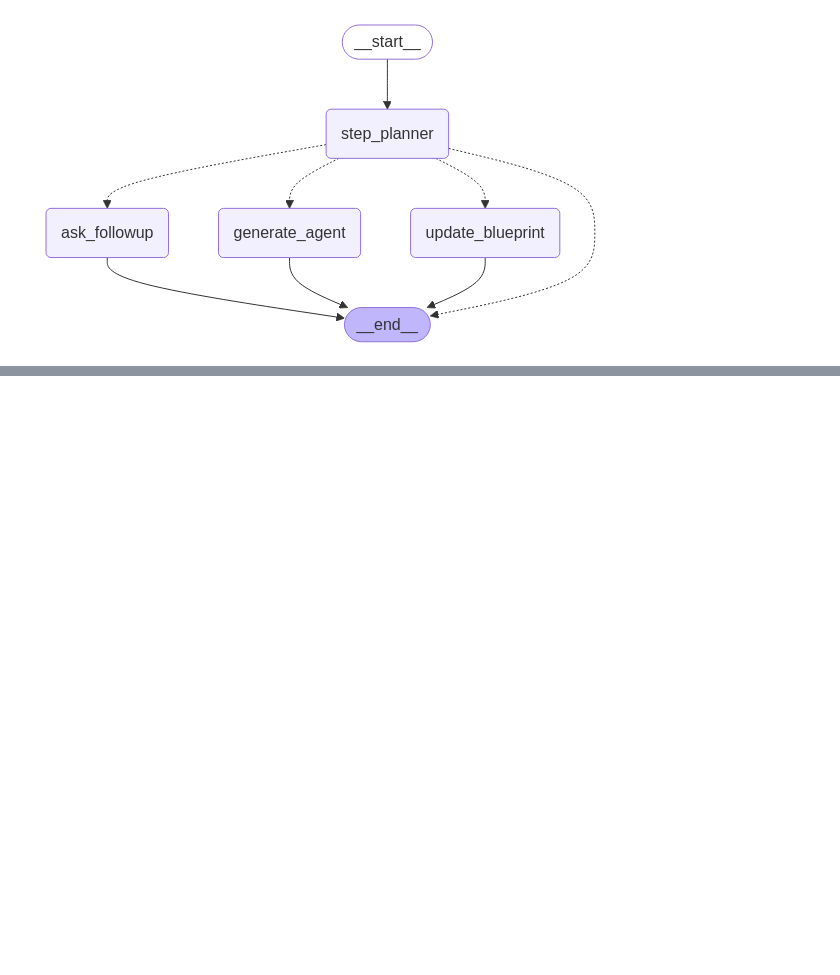
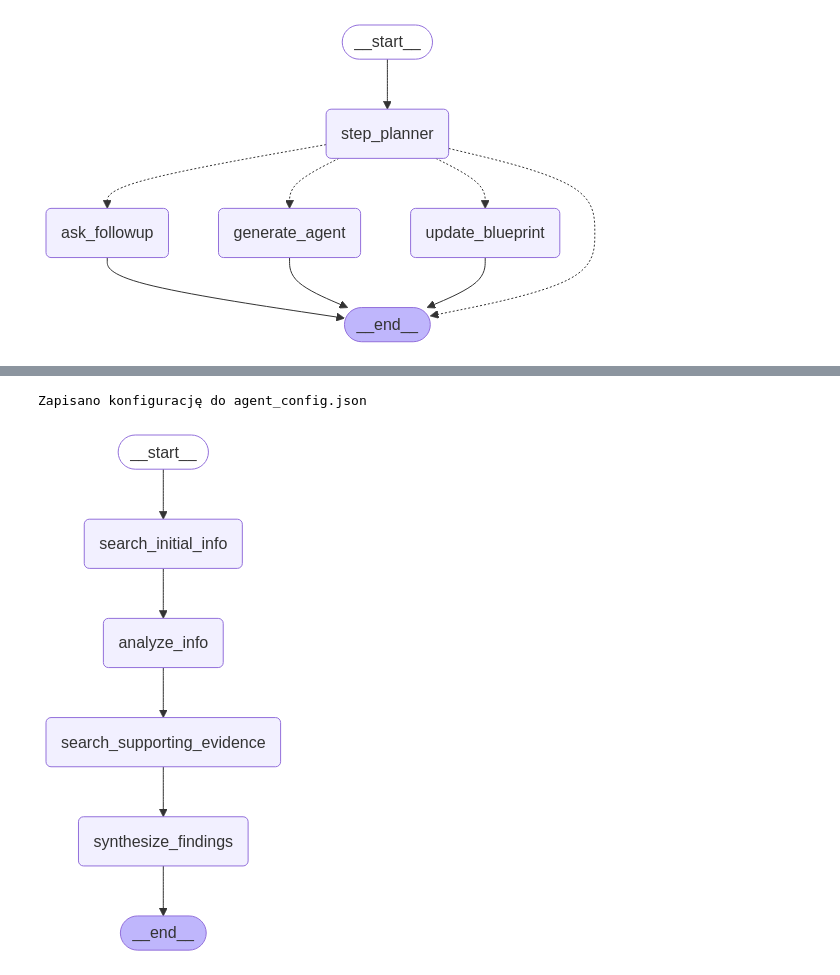
Before and after one commit to kurkowski93/ai-agent-forge, a Jupyter notebook: test_agent.ipynb, the cells around one changed output, grey strips where cells are left out. Cells and saved outputs as stored; diff of their text form; code cells hidden in the pictures; blank space fills up the shorter version.

```diff
--- a/test_agent.ipynb
+++ b/test_agent.ipynb
@@ -23,20 +10,20 @@ print(result['messages'][-1].content)
 # %%
 
 
-from agents_forge.core_agent.agent import generate_agent
+from agents_forge.core_agent.agent import generate_core_agent
 
-agent = await generate_agent()
+agent = await generate_core_agent()
 
 display(Image(agent.get_graph().draw_mermaid_png()))
+config = {"configurable": {"thread_id": "10"}}
 # %% [output]
 [figure]
 # %%
-config = {"configurable": {"thread_id": "1"}}
 
 res = await agent.ainvoke(
     {
         "messages":
-            [HumanMessage(content="czesc, zbuduj agenta ktory bedzie robic research na temat AI na zadanych stronach www")]},
+            [HumanMessage(content="czesc, zbuduj agenta ktory bedzie robic research na temat AI na zadanych stronach www dla tech leada. chce konkretne wskazowki zeby sie cialge rozwijac. interesuje mnie glownie praktyczna wiedza i wskazowki przy implementacji. zaproponuj agenta. o nic nie dopytuj")]},
     config
     )
 # %%
@@ -61,0 +85,50 @@ agent.get_state(config).values["agent_config"]
+# %%
+import json
+from pathlib import Path
+
+# Pobierz stan agenta
+state_snapshot = agent.get_state(config)
+
+# Pobierz obiekt agent_config
+agent_config = state_snapshot.values.get('agent_config')
+
+# Ścieżka do pliku
+output_file = Path("agent_config.json")
+
+# Sposób dla klas Pydantic
+try:
+    # Dla nowszych wersji Pydantic (v2+)
+    json_data = agent_config.model_dump()
+    with open(output_file, 'w', encoding='utf-8') as f:
+        json.dump(json_data, f, indent=4)
+    print(f"Zapisano konfigurację do {output_file}")
+except AttributeError:
+    try:
+        # Dla starszych wersji Pydantic (v1)
+        json_data = agent_config.dict()
+        with open(output_file, 'w', encoding='utf-8') as f:
+            json.dump(json_data, f, indent=4)
+        print(f"Zapisano konfigurację do {output_file}")
+    except AttributeError:
+        print("Obiekt agent_config nie jest klasą Pydantic. Spróbuj metody 2.")
+# %% [output]
+Zapisano konfigurację do agent_config.json
+# %%
+from agents_forge.agents_generation.generator import generate_agent_from_config
+import json
+# Wczytaj konfigurację agenta z pliku JSON
+
+with open("agent_config.json", "r", encoding="utf-8") as f:
+    agent_config_data = json.load(f)
+
+# Zaimportuj klasę AgentConfig do walidacji
+from agents_forge.agents_generation.config_schema import AgentConfig
+
+# Przekształć dane JSON na obiekt AgentConfig
+agent_config = AgentConfig.model_validate(agent_config_data)
+
+
+agent_2 = await generate_agent_from_config(agent_config)
+display(Image(agent_2.get_graph().draw_mermaid_png()))
+# %% [output]
+[figure, added]
```
Also changed, not shown: parts of 12 cells of this notebook, 7 other files.
